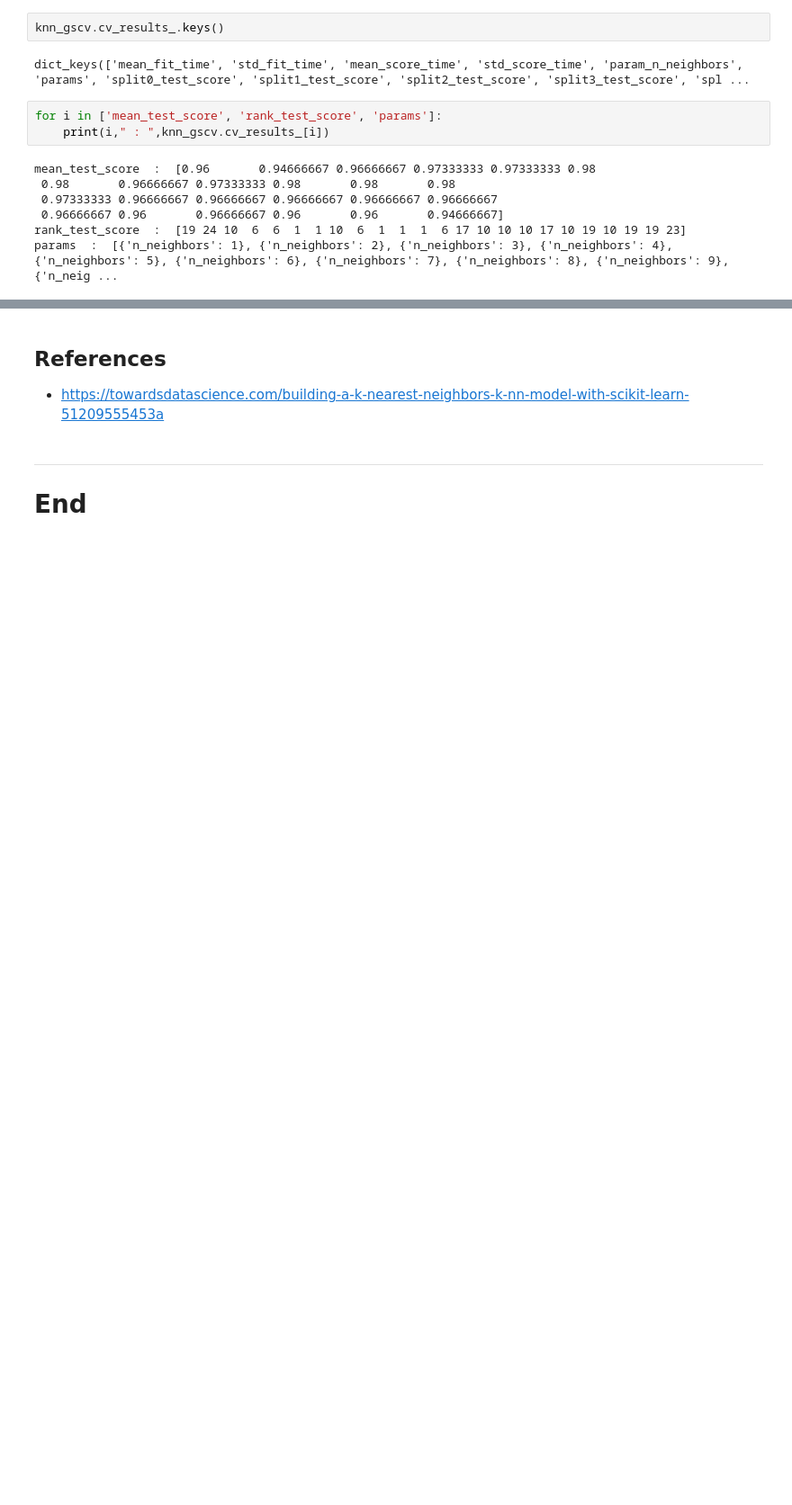
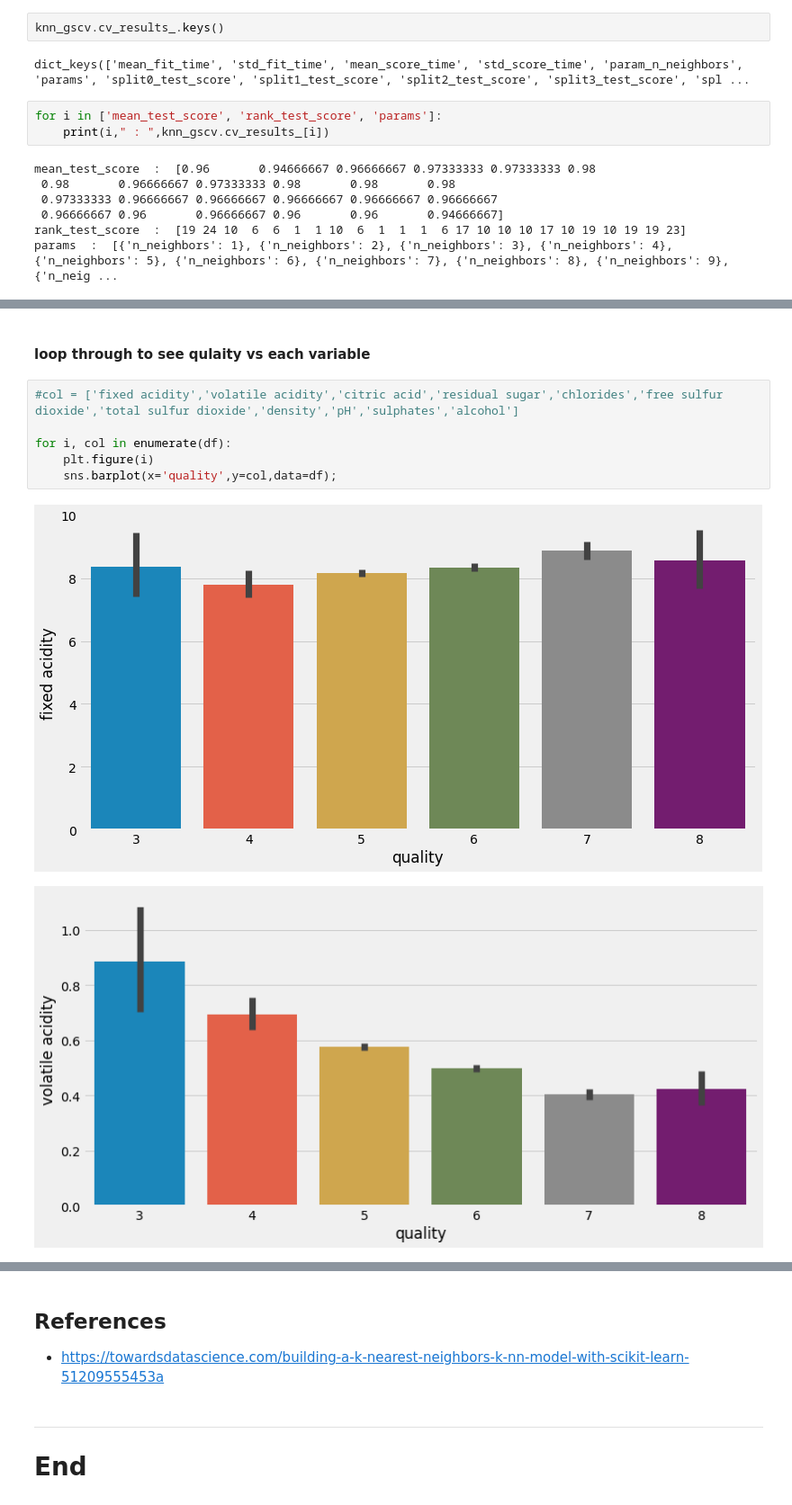
Before and after one commit to conor1982/ML_and_Stats_Assessment, a Jupyter notebook: scikit-learn.ipynb, the cells around one changed output, grey strips where cells are left out. Shown at 90% size. Saved outputs shown, nothing was run; the diff lists cells and outputs as text; blank space fills up the shorter version.

```diff
--- a/scikit-learn.ipynb
+++ b/scikit-learn.ipynb
@@ -374,0 +508,11 @@ params  :  [{'n_neighbors': 1}, {'n_neighbors': 2}, {'n_neighbors': 3}, {'n_neig
+# %% [markdown]
+#### loop through to see qulaity vs each variable
+# %%
+#col = ['fixed acidity','volatile acidity','citric acid','residual sugar','chlorides','free sulfur dioxide','total sulfur dioxide','density','pH','sulphates','alcohol']
+
+for i, col in enumerate(df):
+    plt.figure(i)
+    sns.barplot(x='quality',y=col,data=df);
+# %% [output]
+[figure, added]
+[figure, added]
```
Also changed, not shown: parts of 45 cells of this notebook, 1 other file.
